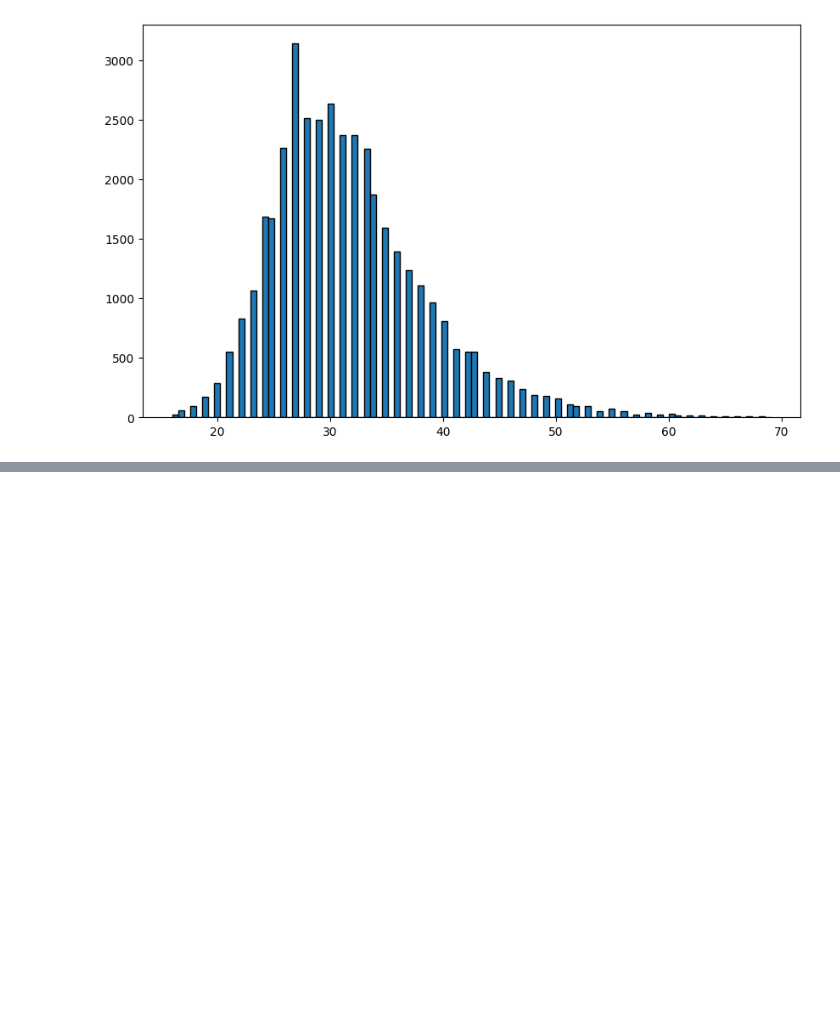
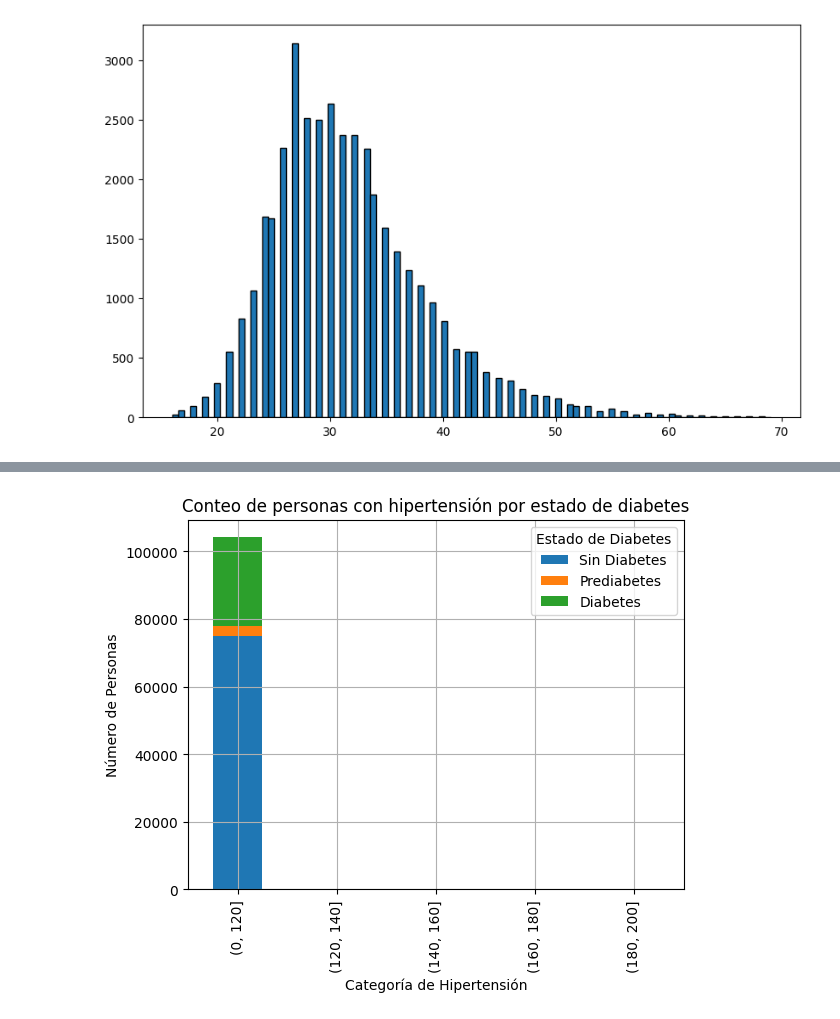
Before and after one commit to LISY125/PROYECTO-SIC---DIABETES-, a Jupyter notebook: Graficas.ipynb, the cells around one changed output, grey strips where cells are left out. Drawn from its saved outputs; the diff is of its cells as text; code cells hidden in the pictures; blank space fills up the shorter version.

```diff
--- a/Graficas.ipynb
+++ b/Graficas.ipynb
@@ -100,0 +120,19 @@ plt.show()
+# %%
+data = pd.read_csv('Data_final.csv')
+
+diabetes_counts = data['Diabetes'].value_counts().to_dict()
+
+hipertension_bins = [0, 120, 140, 160, 180, 200]
+data['Hipertension_categoria'] = pd.cut(data['Hipertension'], bins=hipertension_bins)
+
+contar_hipertension = data.groupby(['Hipertension_categoria', 'Diabetes']).size().unstack(fill_value=0)
+
+contar_hipertension.plot(kind='bar', stacked=True)
+plt.title('Conteo de personas con hipertensión por estado de diabetes')
+plt.xlabel('Categoría de Hipertensión')
+plt.ylabel('Número de Personas')
+plt.legend(title='Estado de Diabetes', labels=["Sin Diabetes",'Prediabetes', 'Diabetes'])
+plt.grid()
+plt.show()
+# %% [output]
+[figure, added]
```
Also changed, not shown: parts of 5 cells of this notebook, 1 other file.
